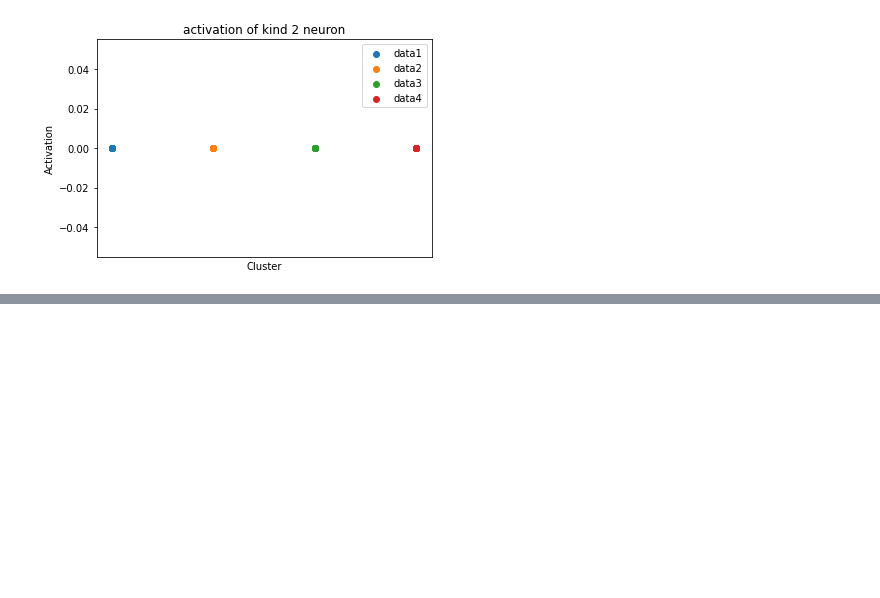
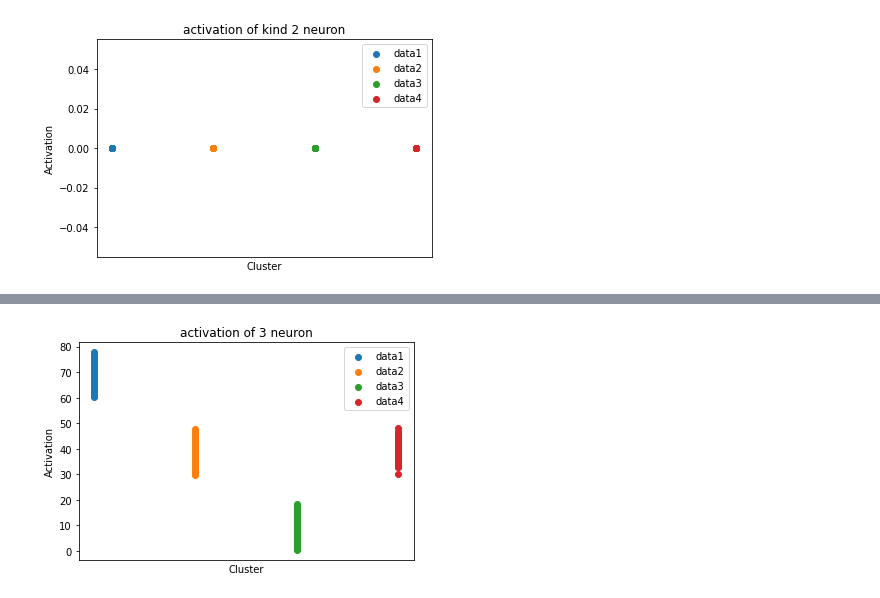
Before and after one commit to KeitaW/Colab-Notebooks, a Jupyter notebook: 210530_students_ans.ipynb, the cells around one changed output, grey strips where cells are left out. Saved outputs shown, nothing was run; the diff lists cells and outputs as text; code cells hidden in the pictures; blank space fills up the shorter version.

```diff
--- a/210530_students_ans.ipynb
+++ b/210530_students_ans.ipynb
@@ -264,0 +293,9 @@ check_activation(neuron10, "kind 2")
+# %%
+neuron3 = Neuron(
+    W=np.array([[20.0, 20.0]]),
+    bias = -1
+)
+# %%
+check_activation(neuron3, "3")
+# %% [output]
+[figure, added]
```
Also changed, not shown: parts of 296 cells of this notebook.
